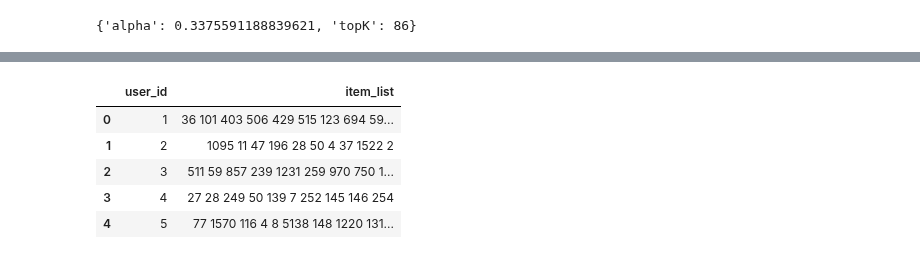
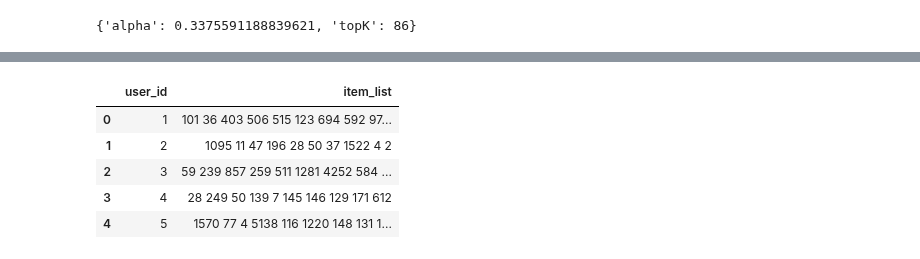
Before and after one commit to CarloSgaravatti/Recsys_Challenge_2023, a Jupyter notebook: challenge_notebooks/list-combination.ipynb, the cells around one changed output, grey strips where cells are left out. Saved outputs shown, nothing was run; the diff lists cells and outputs as text; code cells hidden in the pictures.

Commit message:
Kaggle Notebook | List Combination | Version 3

```diff
--- a/challenge_notebooks/list-combination.ipynb
+++ b/challenge_notebooks/list-combination.ipynb
@@ -305,7 +305,7 @@ recommender_rp3.fit(**params_rp3)
 # hybrid_similarity = ItemKNNSimilarityHybridRecommender(URM_all, recommender_item.W_sparse, recommender_rp3.W_sparse)
 # hybrid_similarity.fit(**params_merging)
 
-list_combinator = RoundRobinListCombinationRecommender(URM_train, [hybrid_similarity, recommender_item, recommender_rp3])
+list_combinator = RoundRobinListCombinationRecommender(URM_train, [recommender_item, recommender_rp3])
 recommendations = list_combinator.recommend(user_ids_test['user_id'].unique() - 1, cutoff=10, return_scores=False)
 recommendations = [' '.join([str(item + 1) for item in r]).strip() for r in recommendations]
 
@@ -323,6 +323,6 @@ RP3betaRecommender: Similarity column 22347 (100.0%), 2165.03 column/sec. Elapse
 |  | user_id | item_list |
-| 0 | 1 | 36 101 403 506 429 515 123 694 59... |
-| 1 | 2 | 1095 11 47 196 28 50 4 37 1522 2 |
-| 2 | 3 | 511 59 857 239 1231 259 970 750 1... |
-| 3 | 4 | 27 28 249 50 139 7 252 145 146 254 |
-| 4 | 5 | 77 1570 116 4 8 5138 148 1220 131... |
+| 0 | 1 | 101 36 403 506 515 123 694 592 97... |
+| 1 | 2 | 1095 11 47 196 28 50 37 1522 4 2 |
+| 2 | 3 | 59 239 857 259 511 1281 4252 584 ... |
+| 3 | 4 | 28 249 50 139 7 145 146 129 171 612 |
+| 4 | 5 | 1570 77 4 5138 116 1220 148 131 1... |
```
Also changed, not shown: parts of 6 cells of this notebook.
